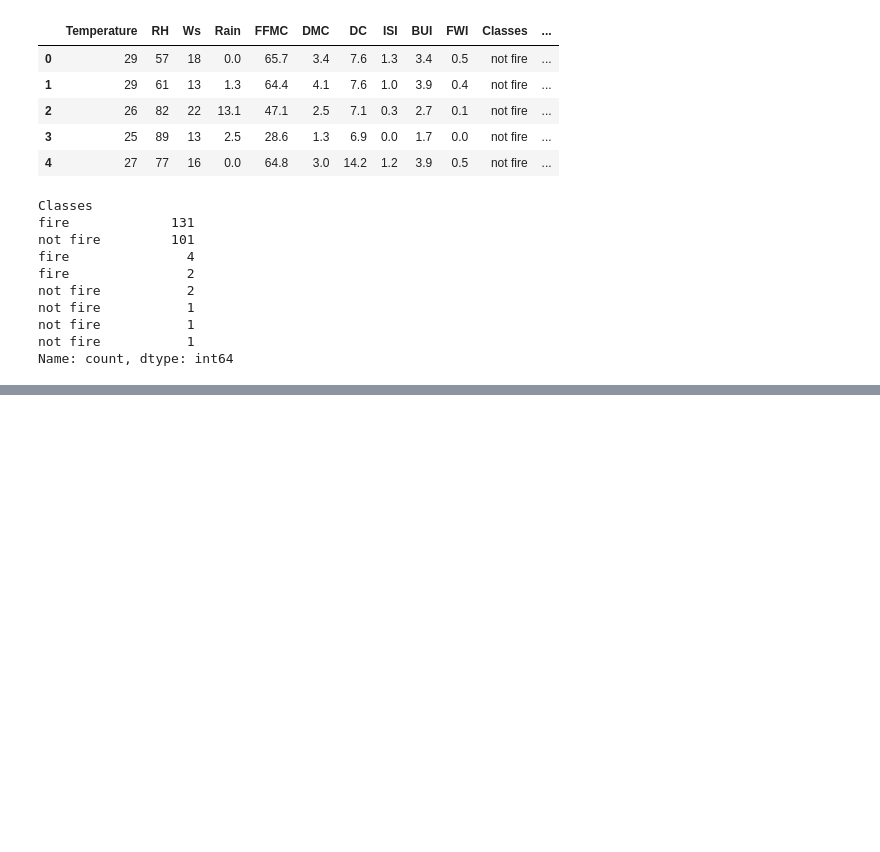
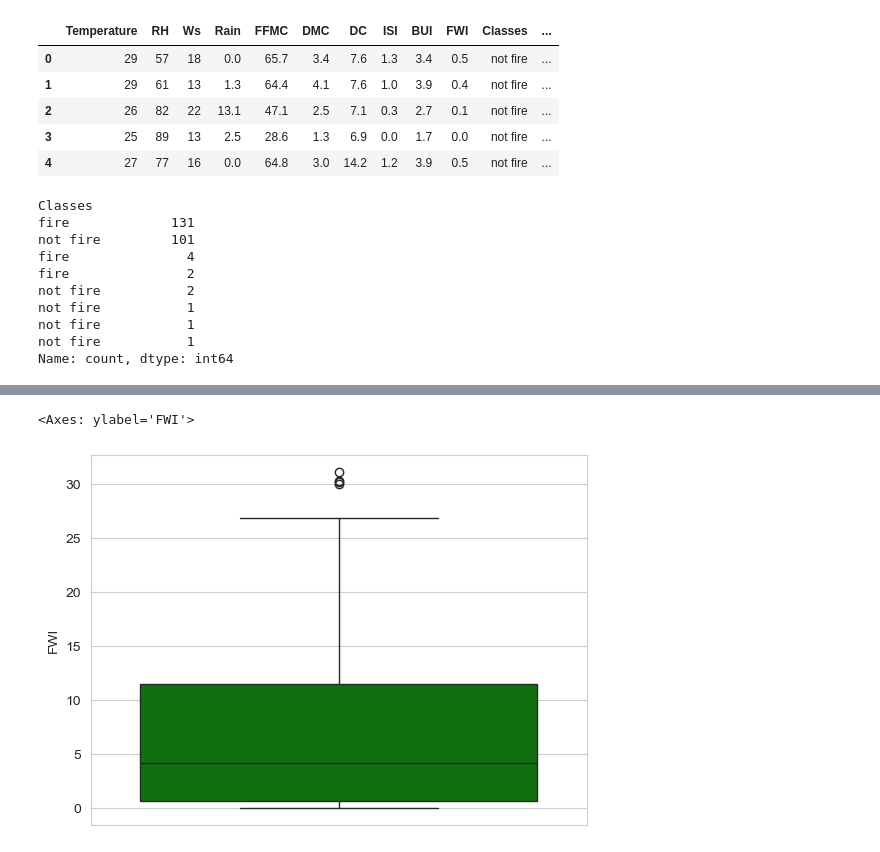
Before and after one commit to snigdhaydv27/Ridge_Lasso_Elastic, a Jupyter notebook: myCode.ipynb, the cells around one changed output, grey strips where cells are left out. Cells and saved outputs as stored; diff of their text form; code cells hidden in the pictures; blank space fills up the shorter version.

```diff
--- a/myCode.ipynb
+++ b/myCode.ipynb
@@ -226,0 +265,6 @@ df.head()
+# %%
+## Box Plots
+sns.boxplot(df['FWI'],color='green')
+# %% [output]
+<Axes: ylabel='FWI'>
+[figure, added]
```
Also changed, not shown: parts of 33 cells of this notebook.
